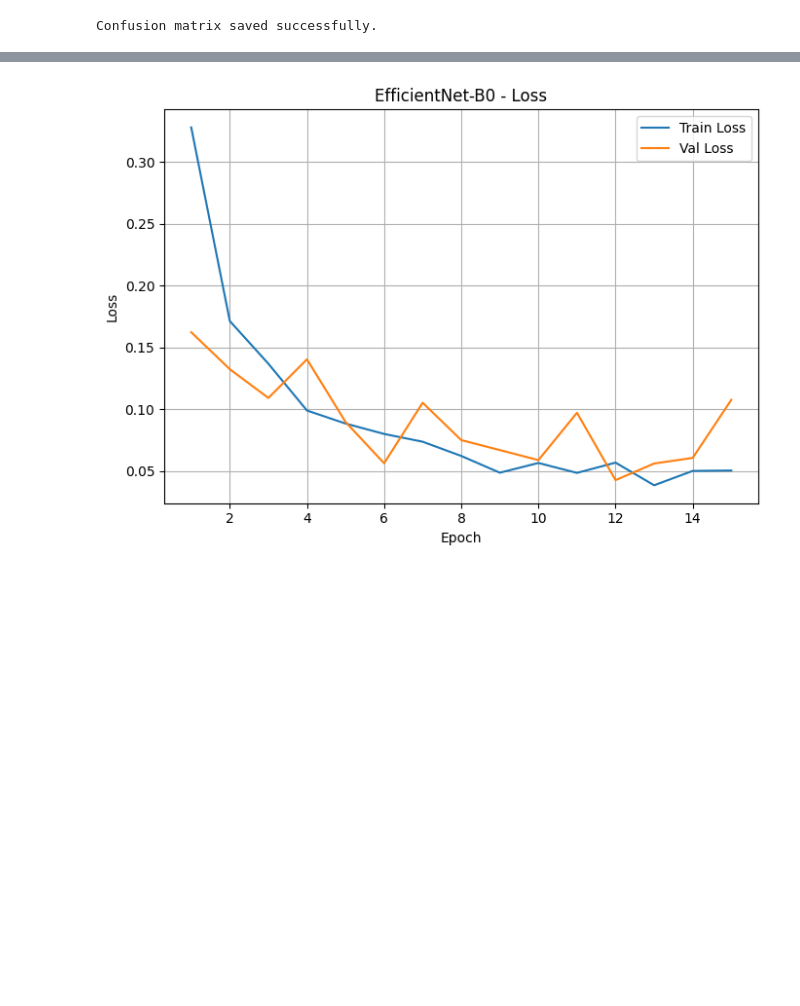
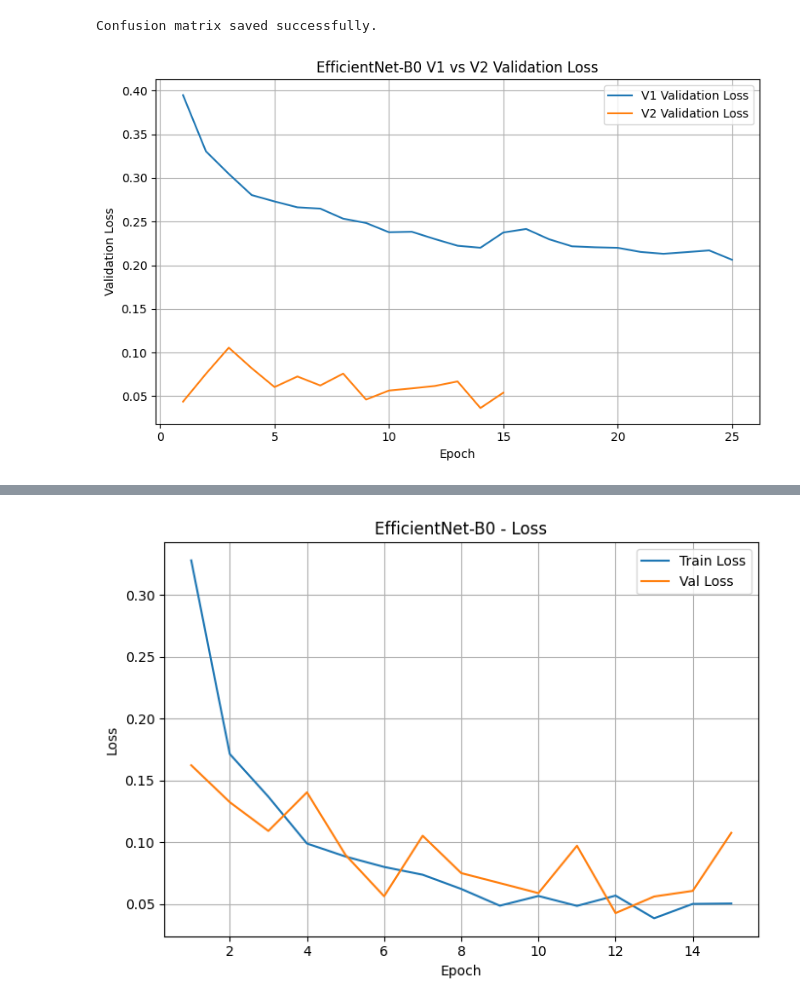
Before and after one commit to Dini-s/brain-tumour-mri-classification, a Jupyter notebook: notebooks/05_EfficientNet.ipynb, the cells around one changed output, grey strips where cells are left out. Saved outputs shown, nothing was run; the diff lists cells and outputs as text; code cells hidden in the pictures; blank space fills up the shorter version.

Commit message:
results: add EfficientNet-B0 V1 V2 learning curves

```diff
--- a/notebooks/05_EfficientNet.ipynb
+++ b/notebooks/05_EfficientNet.ipynb
@@ -1057,3 +1057,31 @@ print("Confusion matrix saved successfully.")
 # %% [output]
 [figure]
 Confusion matrix saved successfully.
+# %%
+import matplotlib.pyplot as plt
+
+v1_epochs = range(1, len(baseline_train_losses) + 1)
+v2_epochs = range(1, len(ft_train_losses) + 1)
+
+plt.figure(figsize=(8, 5))
+
+plt.plot(v1_epochs, baseline_val_losses, label="V1 Validation Loss")
+plt.plot(v2_epochs, ft_val_losses, label="V2 Validation Loss")
+
+plt.title("EfficientNet-B0 V1 vs V2 Validation Loss")
+plt.xlabel("Epoch")
+plt.ylabel("Validation Loss")
+plt.legend()
+plt.grid(True)
+
+plt.tight_layout()
+
+plt.savefig(
+    "/content/EfficientNet_B0_V1_V2_Loss_Curve.png",
+    dpi=300,
+    bbox_inches="tight"
+)
+
+plt.show()
+# %% [output]
+[figure, added]
```
Also changed, not shown: parts of 1 cell of this notebook.
